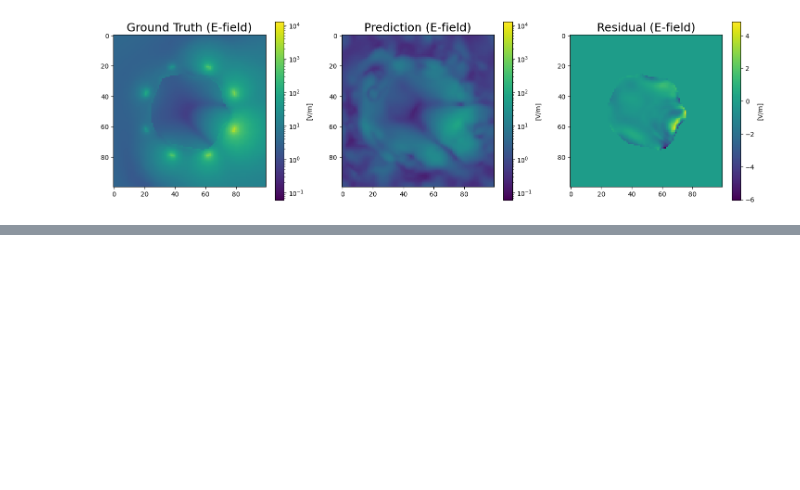
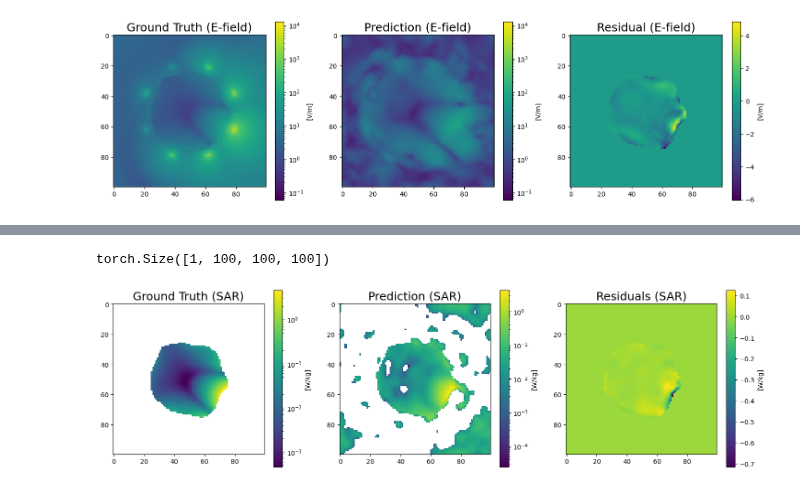
Before and after one commit to badulion/magnet_fno, a Jupyter notebook: results/inference.ipynb, the cells around one changed output, grey strips where cells are left out. Cells and saved outputs as stored; diff of their text form; code cells hidden in the pictures; blank space fills up the shorter version.

```diff
--- a/results/inference.ipynb
+++ b/results/inference.ipynb
@@ -351,0 +378,65 @@ plt.show()
+# %%
+from mrifield.models import UNet3D
+from neuralop.models import FNO
+from mrifield.train.lit_sar import LitSAR
+
+CKPT = "b1+/tfno_2X/l87sylvh_15.ckpt"
+
+model = FNO(n_modes=(16, 16, 16), in_channels=3, out_channels=1, hidden_channels=59, positional_embedding=None, tensorization='tucker', rank=0.5)
+
+trained_model = LitSAR.load_from_checkpoint(CKPT, model=model)
+trained_model.eval()
+# %%
+sample = next(iter(val_loader))
+# %%
+subject = sample['subject']
+inputs = sample['input']
+field = sample['field']
+
+sigma = inputs[:, 0]
+rho = inputs[:, 2]
+
+y_e_norm = torch.norm(field[:, 0], dim=1)
+sar_gt = sigma * torch.sum(y_e_norm**2, dim=1) / rho
+print(sar_gt.shape)
+
+# Ground truth
+gt = sample['sar']
+
+# Prediction
+x = torch.cat([sample['mri'], sample['b1plus']], dim=1)
+
+with torch.no_grad():
+    pr = trained_model(x)
+
+# Residuals (Subject)
+rs = (pr - gt) * subject
+
+# Plot multiple slices of a single sample
+_, axes = plt.subplots(1, 3, figsize=(18, 5))
+
+titles = ['Ground Truth (SAR)', 'Prediction (SAR)', 'Residuals (SAR)']
+
+sar_vmin = min(gt[0].min(), pr[0].min())
+sar_vmax = max(gt[0].max(), pr[0].max())
+
+rs_vmin = rs[0].min()
+rs_vmax = rs[0].max()
+
+for column, title in zip(axes, titles):
+    column.set_title(title, fontsize=18)
+
+slice = 50
+
+gt_sar = axes[0].imshow(gt[0, 0, :, :, slice], cmap='viridis', norm='log')
+pr_sar = axes[1].imshow(pr[0, 0, :, :, slice], cmap='viridis', norm='log')
+rs_sar = axes[2].imshow(rs[0, 0, :, :, slice], cmap='viridis')
+
+plt.colorbar(gt_sar, label='[W/kg]')
+plt.colorbar(pr_sar, label='[W/kg]')
+plt.colorbar(rs_sar, label='[W/kg]')
+
+plt.show()
+# %% [output]
+torch.Size([1, 100, 100, 100])
+[figure, added]
```
Also changed, not shown: parts of 5 cells of this notebook, 2 other files.
